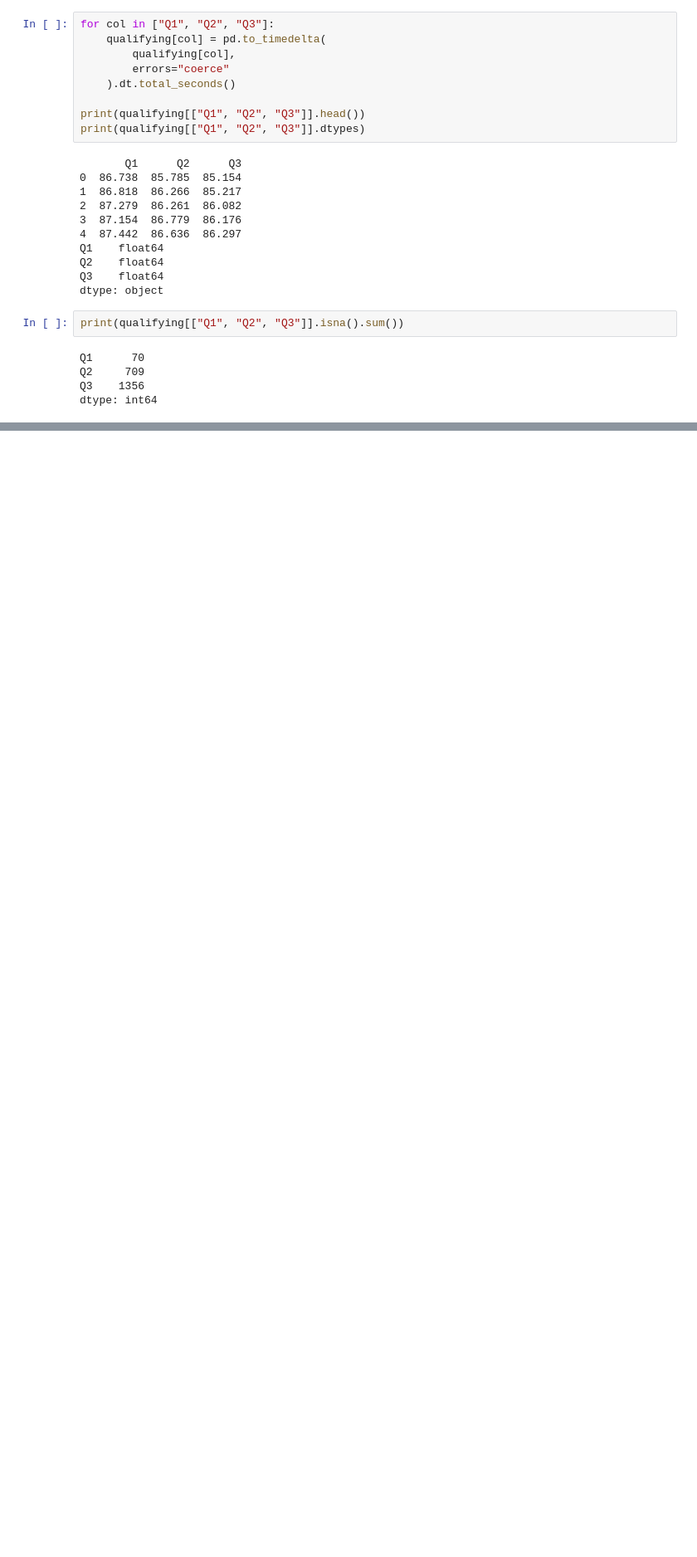
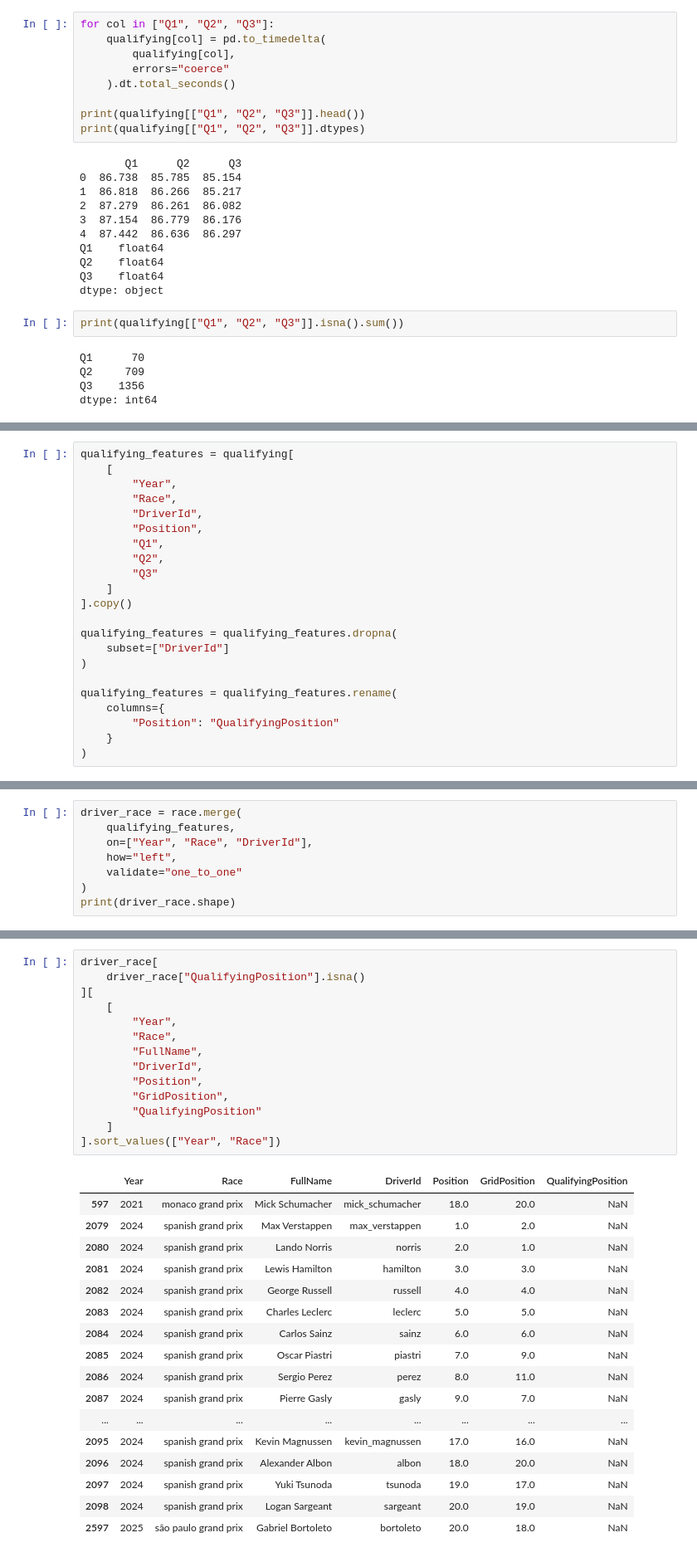
Before and after one commit to Christu-19/APEX--F1-Race-Strategy-Intelligence, a Jupyter notebook: notebooks/02_data_profiling.ipynb, the cells around one changed output, grey strips where cells are left out. Shown at 83% size. Drawn from its saved outputs; the diff is of its cells as text; blank space fills up the shorter version.

```diff
--- a/notebooks/02_data_profiling.ipynb
+++ b/notebooks/02_data_profiling.ipynb
@@ -713,0 +865,22 @@ dtype: int64
+# %%
+qualifying_features = qualifying[
+    [
+        "Year",
+        "Race",
+        "DriverId",
+        "Position",
+        "Q1",
+        "Q2",
+        "Q3"
+    ]
+].copy()
+
+qualifying_features = qualifying_features.dropna(
+    subset=["DriverId"]
+)
+
+qualifying_features = qualifying_features.rename(
+    columns={
+        "Position": "QualifyingPosition"
+    }
+)
@@ -713,0 +898,8 @@ dtype: int64
+# %%
+driver_race = race.merge(
+    qualifying_features,
+    on=["Year", "Race", "DriverId"],
+    how="left",
+    validate="one_to_one"
+)
+print(driver_race.shape)
@@ -713,0 +916,32 @@ dtype: int64
+# %%
+driver_race[
+    driver_race["QualifyingPosition"].isna()
+][
+    [
+        "Year",
+        "Race",
+        "FullName",
+        "DriverId",
+        "Position",
+        "GridPosition",
+        "QualifyingPosition"
+    ]
+].sort_values(["Year", "Race"])
+# %% [output]
+|  | Year | Race | FullName | DriverId | Position | GridPosition | QualifyingPosition |
+| 597 | 2021 | monaco grand prix | Mick Schumacher | mick_schumacher | 18.0 | 20.0 | NaN |
+| 2079 | 2024 | spanish grand prix | Max Verstappen | max_verstappen | 1.0 | 2.0 | NaN |
+| 2080 | 2024 | spanish grand prix | Lando Norris | norris | 2.0 | 1.0 | NaN |
+| 2081 | 2024 | spanish grand prix | Lewis Hamilton | hamilton | 3.0 | 3.0 | NaN |
+| 2082 | 2024 | spanish grand prix | George Russell | russell | 4.0 | 4.0 | NaN |
+| 2083 | 2024 | spanish grand prix | Charles Leclerc | leclerc | 5.0 | 5.0 | NaN |
+| 2084 | 2024 | spanish grand prix | Carlos Sainz | sainz | 6.0 | 6.0 | NaN |
+| 2085 | 2024 | spanish grand prix | Oscar Piastri | piastri | 7.0 | 9.0 | NaN |
+| 2086 | 2024 | spanish grand prix | Sergio Perez | perez | 8.0 | 11.0 | NaN |
+| 2087 | 2024 | spanish grand prix | Pierre Gasly | gasly | 9.0 | 7.0 | NaN |
+| ... | ... | ... | ... | ... | ... | ... | ... |
+| 2095 | 2024 | spanish grand prix | Kevin Magnussen | kevin_magnussen | 17.0 | 16.0 | NaN |
+| 2096 | 2024 | spanish grand prix | Alexander Albon | albon | 18.0 | 20.0 | NaN |
+| 2097 | 2024 | spanish grand prix | Yuki Tsunoda | tsunoda | 19.0 | 17.0 | NaN |
+| 2098 | 2024 | spanish grand prix | Logan Sargeant | sargeant | 20.0 | 19.0 | NaN |
+| 2597 | 2025 | são paulo grand prix | Gabriel Bortoleto | bortoleto | 20.0 | 18.0 | NaN |
```
Also changed, not shown: parts of 10 cells of this notebook, 1 other file.
